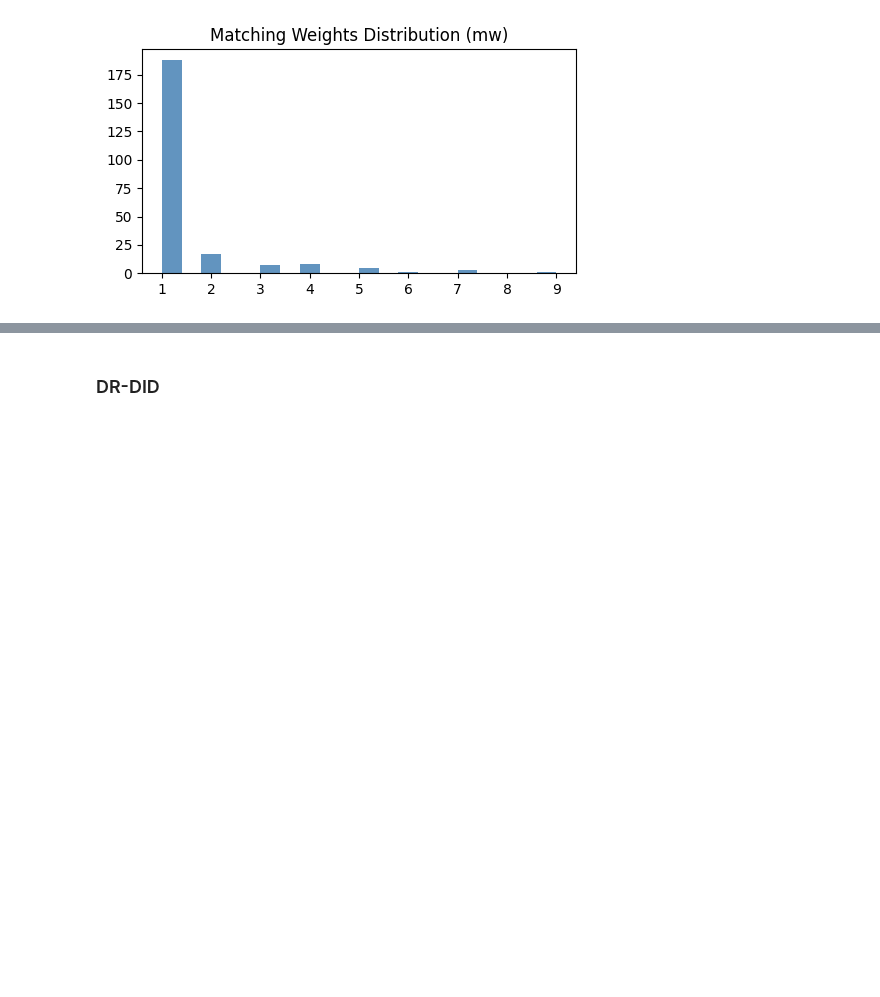
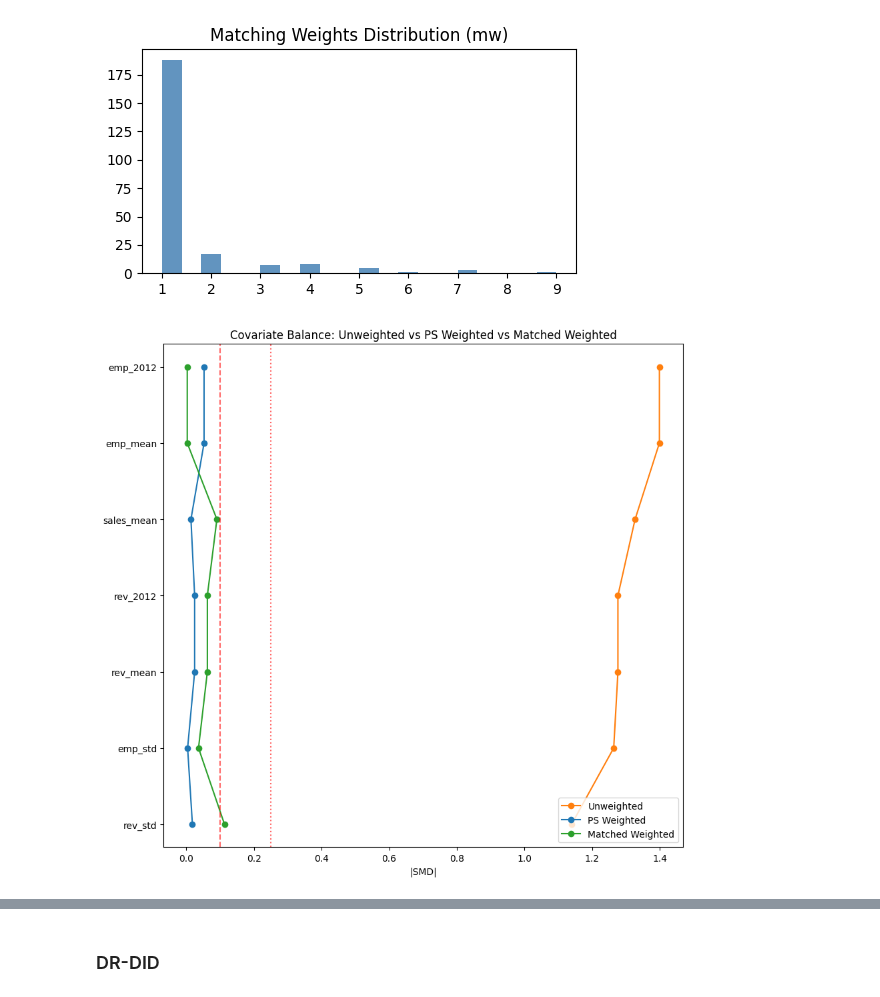
Before and after one commit to wcrisdog/small_business, a Jupyter notebook: 2_empirical_estimate_impute.ipynb, the cells around one changed output, grey strips where cells are left out. Drawn from its saved outputs; the diff is of its cells as text; code cells hidden in the pictures; blank space fills up the shorter version.

```diff
--- a/2_empirical_estimate_impute.ipynb
+++ b/2_empirical_estimate_impute.ipynb
@@ -510,3 +510,42 @@ Notes:
 [Matching DID-logit Caliper] did=0.4351, 95%CI [0.3403, 0.5299]; matched firms=230
 [figure]
 [figure]
+# %%
+covs = ['emp_mean','rev_mean','sales_mean','emp_std','rev_std','emp_2012','rev_2012']
+W_match = mw.rename(columns={'mw':'w_m'})[['firm_id','w_m']].copy()
+Xb = X_firm.merge(W_match, on='firm_id', how='left').fillna({'w_m':0})
+Xb['w_sw'] = Xb['sw']
+
+rows = []
+for c in covs:
+    a = pd.to_numeric(Xb.loc[Xb['treat']==1, c], errors='coerce').dropna()
+    b = pd.to_numeric(Xb.loc[Xb['treat']==0, c], errors='coerce').dropna()
+    wa0 = np.ones_like(a, dtype=float)
+    wb0 = np.ones_like(b, dtype=float)
+    wa_sw = Xb.loc[a.index, 'w_sw'].to_numpy()
+    wb_sw = Xb.loc[b.index, 'w_sw'].to_numpy()
+    wa_m = Xb.loc[a.index, 'w_m'].to_numpy()
+    wb_m = Xb.loc[b.index, 'w_m'].to_numpy()
+
+    smd_unw = smd(a.to_numpy(), b.to_numpy(), wa0, wb0)
+    smd_sw  = smd(a.to_numpy(), b.to_numpy(), wa_sw, wb_sw)
+    smd_m   = smd(a.to_numpy(), b.to_numpy(), wa_m,  wb_m)
+    rows.append({'cov': c, 'unw': abs(smd_unw), 'psw': abs(smd_sw), 'match': abs(smd_m)})
+
+love = pd.DataFrame(rows).sort_values('unw', ascending=True)
+plt.figure(figsize=(9, 1.0*len(love)+1.5))
+ypos = np.arange(len(love))
+plt.plot(love['unw'],   ypos, 'o-', label='Unweighted', color='tab:orange')
+plt.plot(love['psw'],   ypos, 'o-', label='PS Weighted', color='tab:blue')
+plt.plot(love['match'], ypos, 'o-', label='Matched Weighted', color='tab:green')
+for thr, ls in [(0.1, '--'), (0.25, ':')]:
+    plt.axvline(thr, color='red', linestyle=ls, alpha=0.6)
+plt.yticks(ypos, love['cov'])
+plt.xlabel('|SMD|')
+plt.title('Covariate Balance: Unweighted vs PS Weighted vs Matched Weighted')
+plt.legend(loc='lower right')
+plt.tight_layout()
+plt.savefig('graph/love_plot_comparison.png', dpi=200)
+plt.show()
+# %% [output]
+[figure, added]
```
Also changed, not shown: parts of 7 cells of this notebook, 7 other files.
